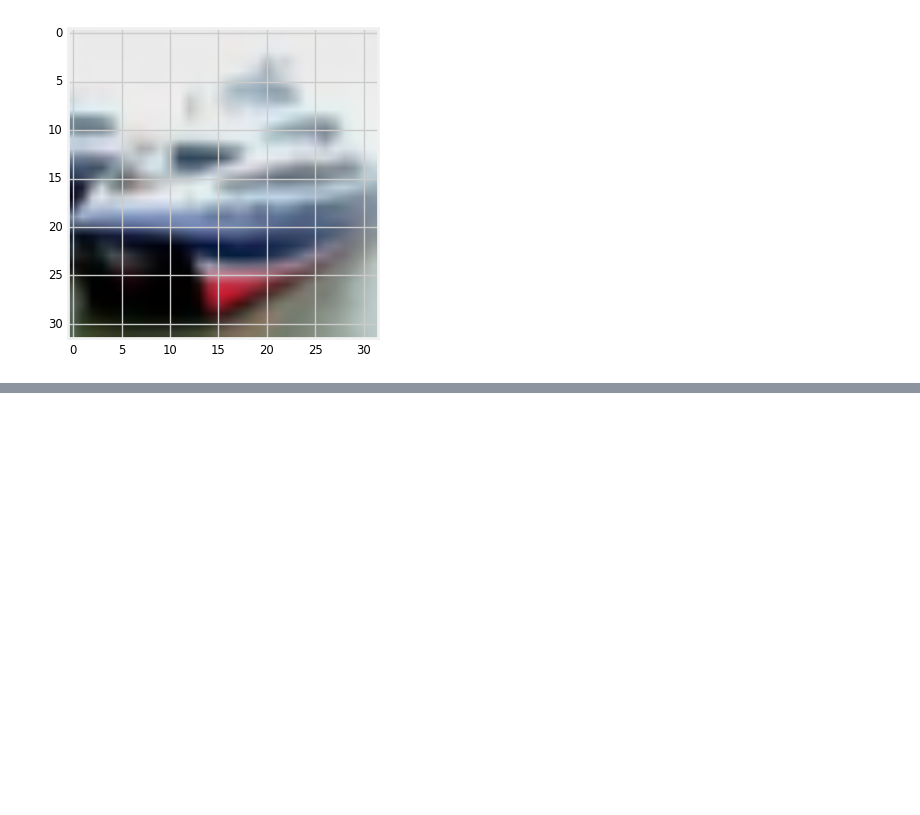
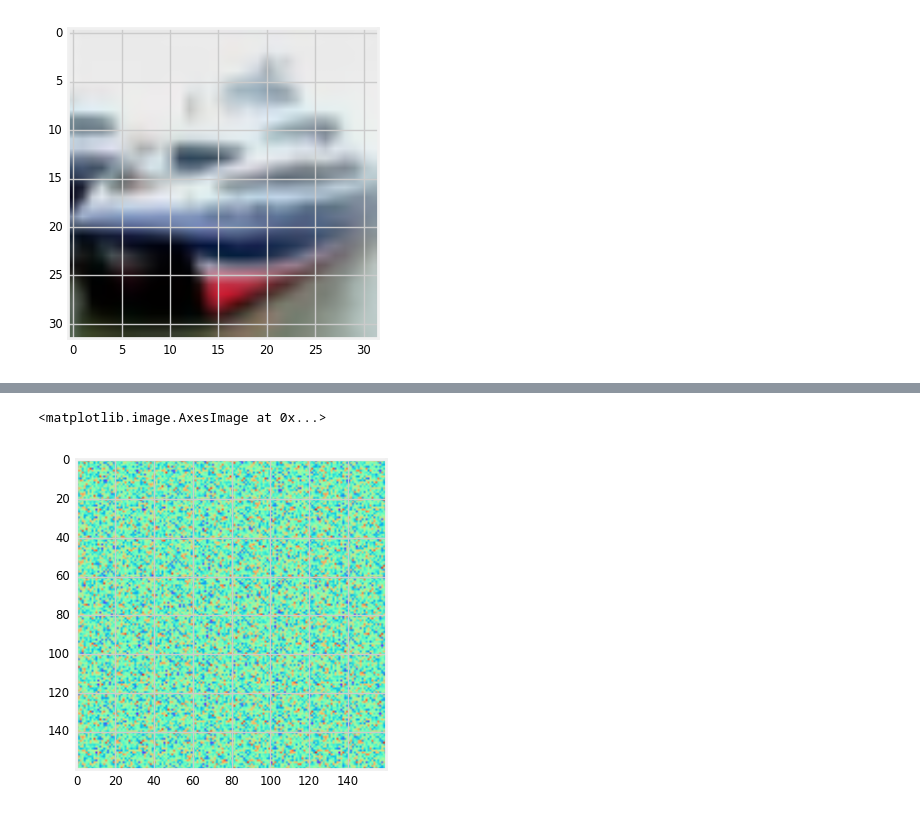
Before and after one commit to unique-horn/ppap-experiments, a Jupyter notebook: dfn/dfn-cifar.ipynb, the cells around one changed output, grey strips where cells are left out. Drawn from its saved outputs; the diff is of its cells as text; code cells hidden in the pictures; blank space fills up the shorter version.

```diff
--- a/dfn/dfn-cifar.ipynb
+++ b/dfn/dfn-cifar.ipynb
@@ -127,0 +143,6 @@ plt.imshow(filters_image(fs[test_index]))
+# %%
+fs = get_filter(modelP, X_test[:batch_size])
+plt.imshow(filters_image(fs[test_index]))
+# %% [output]
+<matplotlib.image.AxesImage at 0x...>
+[figure, added]
```
Also changed, not shown: parts of 13 cells of this notebook.
